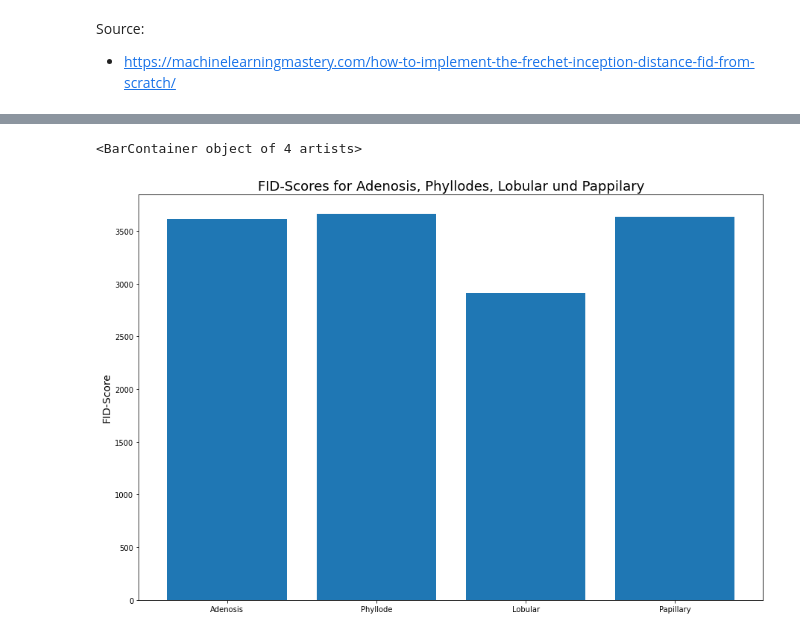
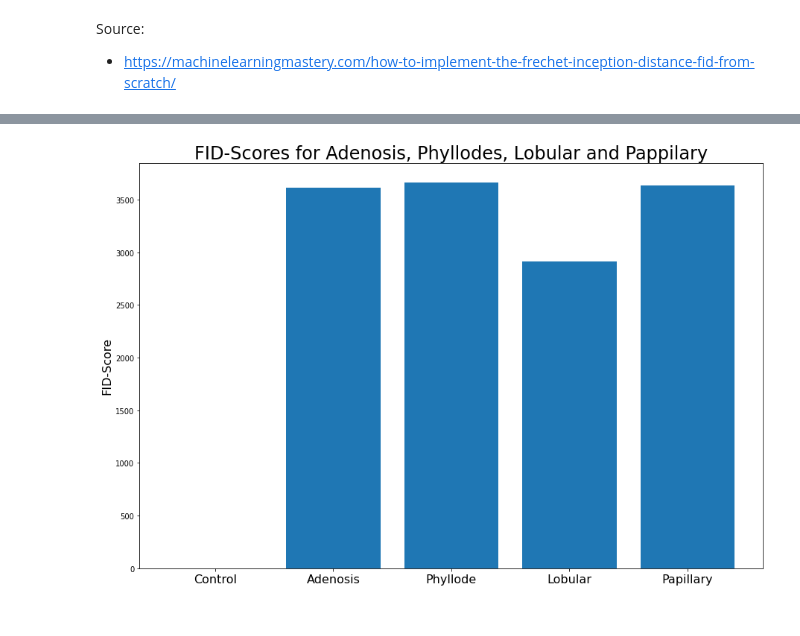
Before and after one commit to eliasmarcon/Medical_Imaging_Project, a Jupyter notebook: Pipeline/Generate_Eval_GAN.ipynb, the cells around one changed output, grey strips where cells are left out. Saved outputs shown, nothing was run; the diff lists cells and outputs as text; code cells hidden in the pictures.

```diff
--- a/Pipeline/Generate_Eval_GAN.ipynb
+++ b/Pipeline/Generate_Eval_GAN.ipynb
@@ -127,5 +128,5 @@ model_path_lobular = 'D:/Medical_Imaging/Medical_Imaging_Zusatz/Final_Checkpoint
 generator_lobular = tf.keras.models.load_model(model_path_lobular, compile = False)
 # %%
 # Create predictions
-predictions_lobular = generator_lobular.predict(LATENT_VECTORS)
+predictions_lobular = generator_lobular.predict(latent_vector_lobular)
 # %% [output]
@@ -138,11 +139,12 @@ save_images(predictions_lobular, save_dir_lobular, 'lobular')
 ## Papillary
 # %%
 save_dir_papillary = 'D:/Medical_Imaging/Medical_Imaging_Zusatz/Gan_Images/malignant/papillary_carcinoma/'
+latent_vector_papillary = np.random.normal(size = (NUMBER_OF_IMAGES, LATENT_DIM)) / 2
 # %%
 # Load checkpoint model
 model_path_papillary = 'D:/Medical_Imaging/Medical_Imaging_Zusatz/Final_Checkpoints/papillary_40x_100k/final_step_generator_model.h5'
 generator_papillary = tf.keras.models.load_model(model_path_papillary, compile = False)
 # %%
 # Create predictions
-predictions_papillary = generator_papillary.predict(LATENT_VECTORS)
+predictions_papillary = generator_papillary.predict(latent_vector_papillary)
 # %% [output]
@@ -227,5 +229,8 @@ images2_adenosis = preprocess_input(original_adenosis)
 
 # calculate fid adenosis
 fid_adenosis = calculate_fid(model, images1_adenosis, images2_adenosis)
+fid_adenosis_original = calculate_fid(model, images2_adenosis, images2_adenosis)
+
 print('FID Adenosis: %.3f' % fid_adenosis)
+print('FID Adenosis original: %.3f' % fid_adenosis_original)
 # %% [output]
@@ -271,9 +279,11 @@ FID Papillary: 3634.769
 # %%
 plt.rcParams["figure.figsize"] = [15, 10]
-plt.title('FID-Scores for Adenosis, Phyllodes, Lobular und Pappilary', fontsize = 18)
-plt.ylabel('FID-Score', fontsize = 14)
-plt.bar(['Adenosis', 'Phyllode', 'Lobular', 'Papillary'], [fid_adenosis, fid_phyllode, fid_lobular, fid_papillary])
+plt.title('FID-Scores for Adenosis, Phyllodes, Lobular and Pappilary', fontsize = 24)
+plt.ylabel('FID-Score', fontsize = 16)
+plt.xticks(fontsize = 16)
+plt.bar(['Control', 'Adenosis', 'Phyllode', 'Lobular', 'Papillary'], [fid_adenosis_original, fid_adenosis, fid_phyllode, fid_lobular, fid_papillary])
+plt.savefig(figure_path + 'fid_scores.png')
+plt.show()
 # %% [output]
-<BarContainer object of 4 artists>
-[figure, old version]
+[figure, new version]
 # %%
```
Also changed, not shown: parts of 15 cells of this notebook, 19 other files.
